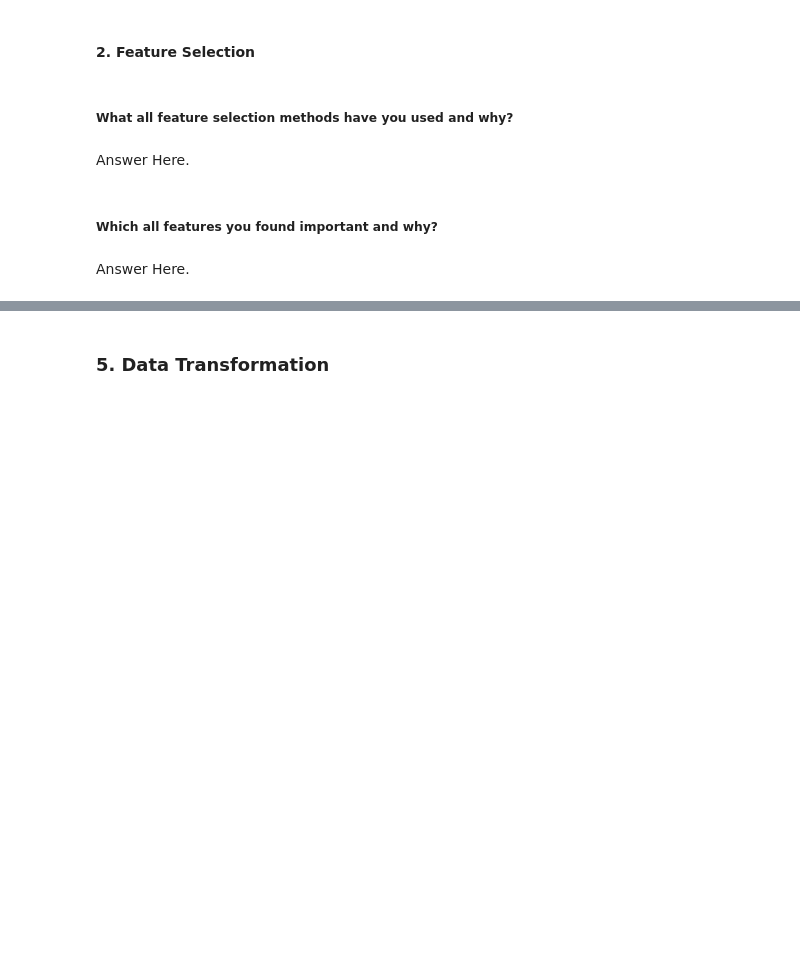
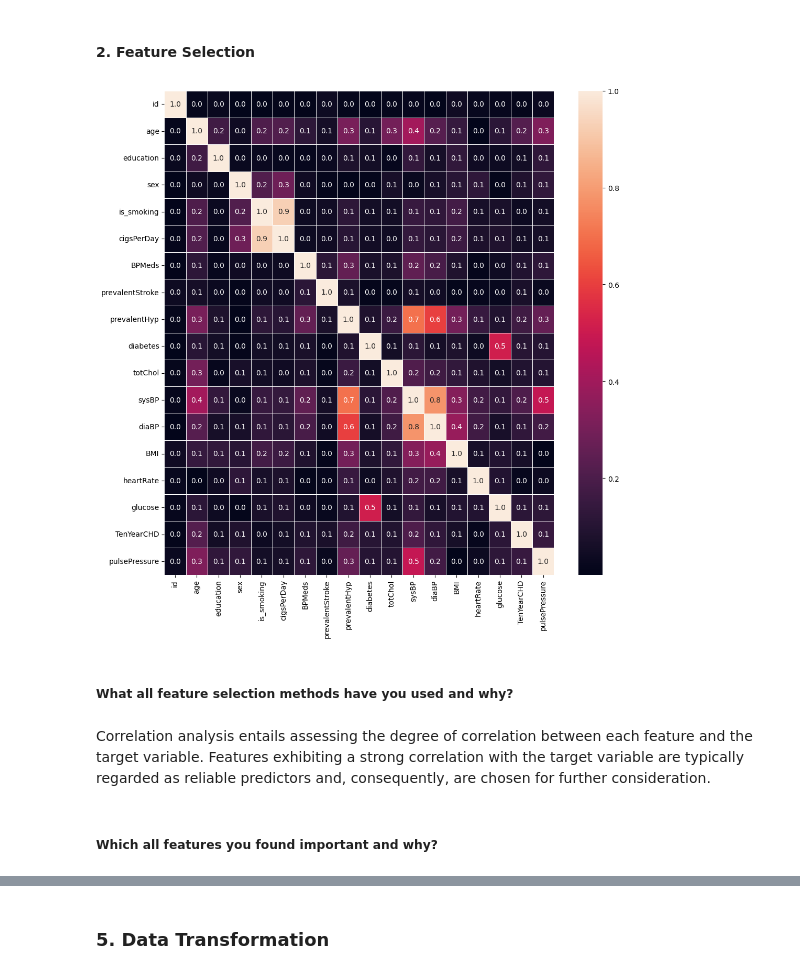
Before and after one commit to DevanshA2511/Devanshs_Cardiovascular_Risk_Prediction, a Jupyter notebook: Devansh's_Cardiovascular_Risk_Prediction_ML_Project.ipynb, the cells around one changed output, grey strips where cells are left out. Cells and saved outputs as stored; diff of their text form; code cells hidden in the pictures; blank space fills up the shorter version.

```diff
--- a/Devansh's_Cardiovascular_Risk_Prediction_ML_Project.ipynb
+++ b/Devansh's_Cardiovascular_Risk_Prediction_ML_Project.ipynb
@@ -981,2 +1178,5 @@ Answer Here.
+# %%
+# applying transformation for treating outlier
+df[continuous_variables] = np.log(df[continuous_variables] +1 )
 # %% [markdown]
 ##### What all outlier treatment techniques have you used and why did you use those techniques?
@@ -988,0 +1191,4 @@ Answer Here.
+# %%
+# Encode your categorical columns
+df['sex'] = pd.get_dummies(df['sex'], drop_first=True)
+df['is_smoking'] = pd.get_dummies(df['is_smoking'], drop_first=True)
@@ -1051,0 +1236,3 @@ Answer Here.
+# %%
+# Adding pulse pressure as a column
+df['pulsePressure'] = df['sysBP'] - df['diaBP']
@@ -1053,11 +1246,15 @@ Answer Here.
 #### 2. Feature Selection
 # %%
 # Select your features wisely to avoid overfitting
+# %%
+f,ax = plt.subplots(figsize=(12, 12))
+sns.heatmap(abs(round(df.corr(),3)), annot=True, linewidths=.5, fmt= '.1f',ax=ax)
+plt.show()
+# %% [output]
+[figure, added]
 # %% [markdown]
 ##### What all feature selection methods have you used  and why?
-# %% [markdown]
-Answer Here.
+# %% [markdown]
+Correlation analysis entails assessing the degree of correlation between each feature and the target variable. Features exhibiting a strong correlation with the target variable are typically regarded as reliable predictors and, consequently, are chosen for further consideration.
 # %% [markdown]
 ##### Which all features you found important and why?
-# %% [markdown]
-Answer Here.
```
Also changed, not shown: parts of 74 cells of this notebook.
